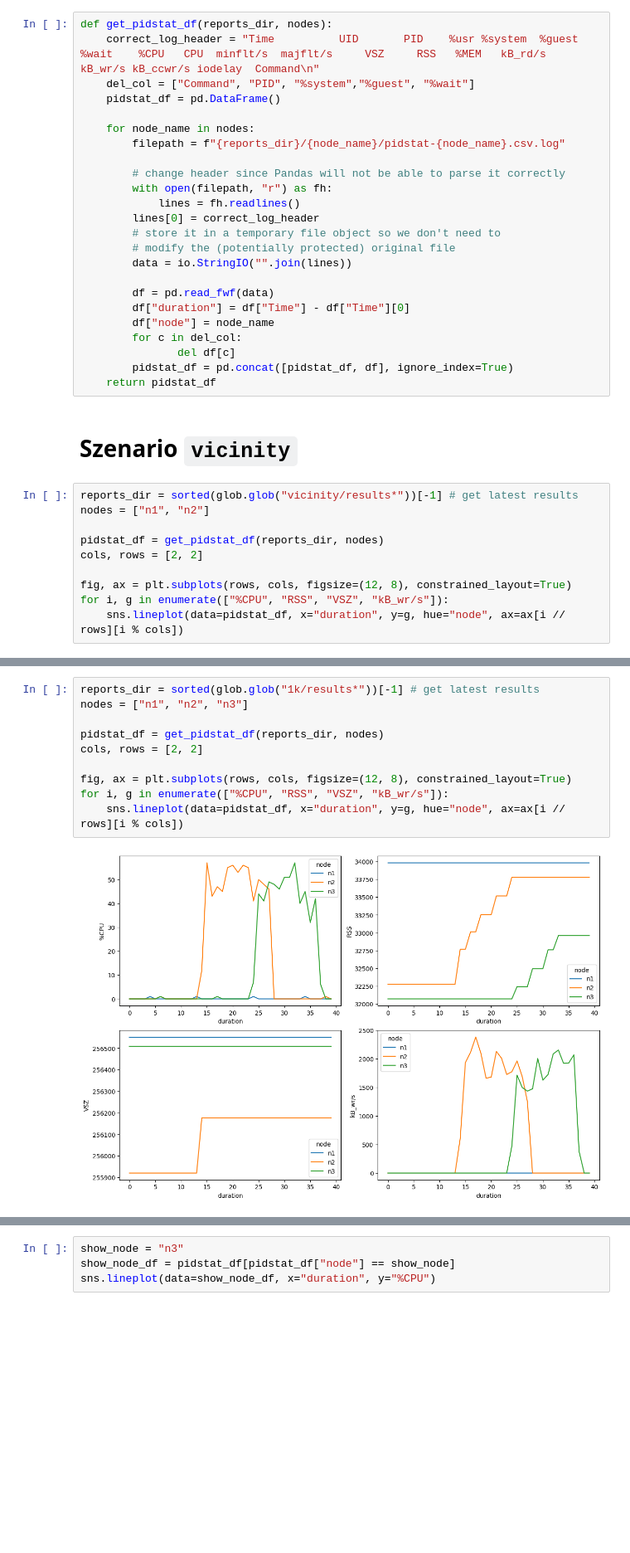
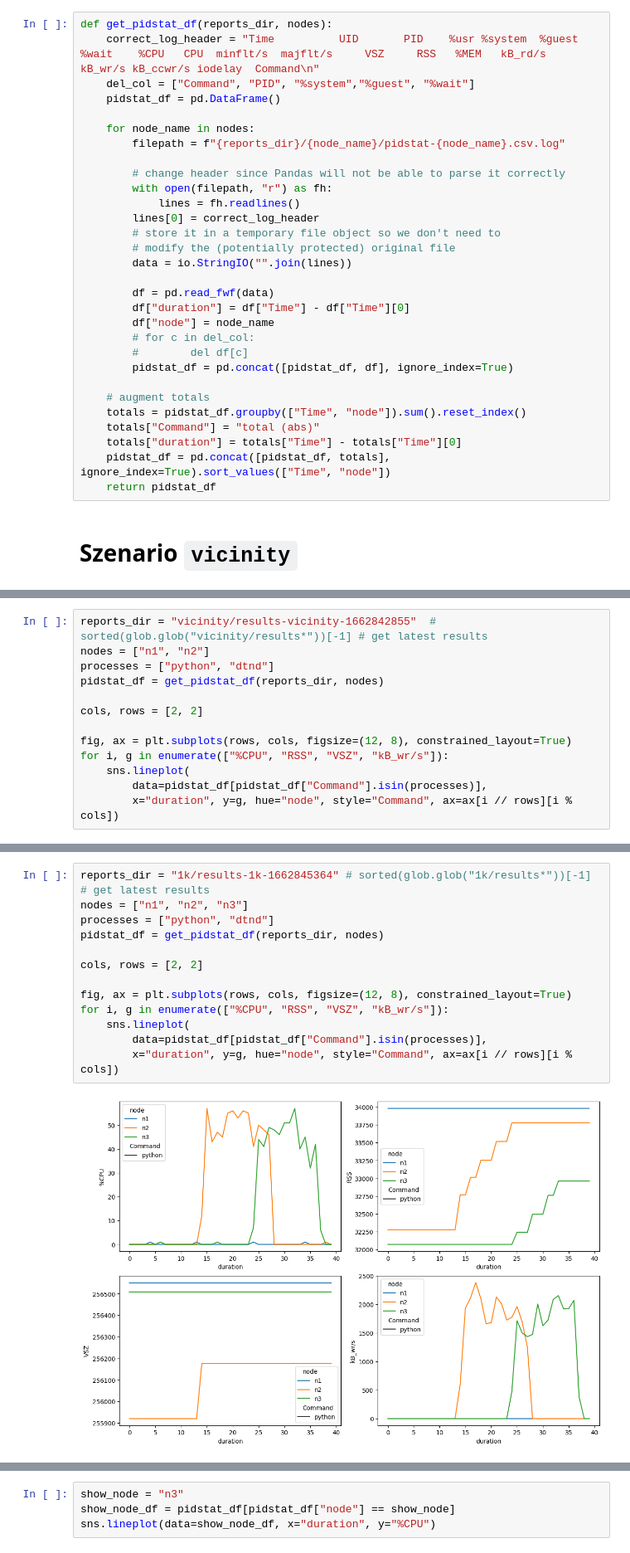
Before and after one commit to teschmitt/monntpy-lab, a Jupyter notebook: net-emu/eval/moNNTpy-Eval.ipynb, the cells around one changed output, grey strips where cells are left out. Shown at 83% size. Saved outputs shown, nothing was run; the diff lists cells and outputs as text; blank space fills up the shorter version.

```diff
--- a/net-emu/eval/moNNTpy-Eval.ipynb
+++ b/net-emu/eval/moNNTpy-Eval.ipynb
@@ -24,19 +24,15 @@ def get_pidstat_df(reports_dir, nodes):
         df = pd.read_fwf(data)
         df["duration"] = df["Time"] - df["Time"][0]
         df["node"] = node_name
-        for c in del_col:
-               del df[c]
+        # for c in del_col:
+        #        del df[c]
         pidstat_df = pd.concat([pidstat_df, df], ignore_index=True)
+
+    # augment totals
+    totals = pidstat_df.groupby(["Time", "node"]).sum().reset_index()
+    totals["Command"] = "total (abs)"
+    totals["duration"] = totals["Time"] - totals["Time"][0]
+    pidstat_df = pd.concat([pidstat_df, totals], ignore_index=True).sort_values(["Time", "node"])
     return pidstat_df
 # %% [markdown]
 # Szenario `vicinity`
-# %%
-reports_dir = sorted(glob.glob("vicinity/results*"))[-1] # get latest results
-nodes = ["n1", "n2"]
-
-pidstat_df = get_pidstat_df(reports_dir, nodes)
-cols, rows = [2, 2]
-
-fig, ax = plt.subplots(rows, cols, figsize=(12, 8), constrained_layout=True)
-for i, g in enumerate(["%CPU", "RSS", "VSZ", "kB_wr/s"]):
-    sns.lineplot(data=pidstat_df, x="duration", y=g, hue="node", ax=ax[i // rows][i % cols])
@@ -44,0 +39,13 @@ for i, g in enumerate(["%CPU", "RSS", "VSZ", "kB_wr/s"]):
+# %%
+reports_dir = "vicinity/results-vicinity-1662842855"  # sorted(glob.glob("vicinity/results*"))[-1] # get latest results
+nodes = ["n1", "n2"]
+processes = ["python", "dtnd"]
+pidstat_df = get_pidstat_df(reports_dir, nodes)
+
+cols, rows = [2, 2]
+
+fig, ax = plt.subplots(rows, cols, figsize=(12, 8), constrained_layout=True)
+for i, g in enumerate(["%CPU", "RSS", "VSZ", "kB_wr/s"]):
+    sns.lineplot(
+        data=pidstat_df[pidstat_df["Command"].isin(processes)],
+        x="duration", y=g, hue="node", style="Command", ax=ax[i // rows][i % cols])
@@ -47,15 +74,18 @@ for i, g in enumerate(["%CPU", "RSS", "VSZ", "kB_wr/s"]):
 # %%
-reports_dir = sorted(glob.glob("1k/results*"))[-1] # get latest results
+reports_dir = "1k/results-1k-1662845364" # sorted(glob.glob("1k/results*"))[-1] # get latest results
 nodes = ["n1", "n2", "n3"]
+processes = ["python", "dtnd"]
+pidstat_df = get_pidstat_df(reports_dir, nodes)
 
-pidstat_df = get_pidstat_df(reports_dir, nodes)
 cols, rows = [2, 2]
 
 fig, ax = plt.subplots(rows, cols, figsize=(12, 8), constrained_layout=True)
 for i, g in enumerate(["%CPU", "RSS", "VSZ", "kB_wr/s"]):
-    sns.lineplot(data=pidstat_df, x="duration", y=g, hue="node", ax=ax[i // rows][i % cols])
+    sns.lineplot(
+        data=pidstat_df[pidstat_df["Command"].isin(processes)],
+        x="duration", y=g, hue="node", style="Command", ax=ax[i // rows][i % cols])
 # %% [output]
-[figure, old version]
+[figure, new version]
 # %%
 pidstat_df
 # %% [output]
```
Also changed, not shown: parts of 8 cells of this notebook, 2 other files.
